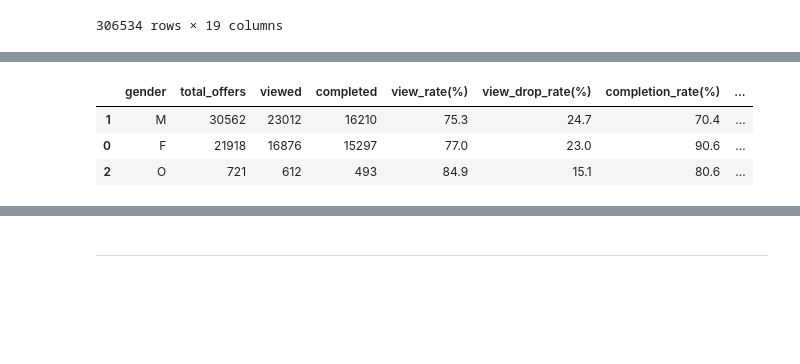
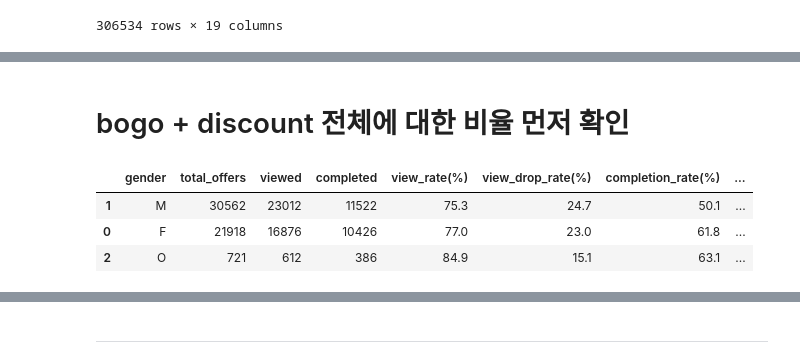
Before and after one commit to yoohengu/marketing_starbucks, a Jupyter notebook: khw/04_UK_bogo_dis_seg_cus.ipynb, the cells around one changed output, grey strips where cells are left out. Cells and saved outputs as stored; diff of their text form; code cells hidden in the pictures; blank space fills up the shorter version.

```diff
--- a/khw/04_UK_bogo_dis_seg_cus.ipynb
+++ b/khw/04_UK_bogo_dis_seg_cus.ipynb
@@ -726,18 +730,31 @@ display(offer_funnel_df.sort_values('total_cvr(%)', ascending=False))
 # 세그먼트 분석용 데이터 복사 (bogo랑 discount만!)
 seg_df = promotion[promotion['offer_type'].isin(['bogo', 'discount'])].copy()
 
-# 공통 플래그 만들기
+# # 공통 플래그 만들기
 seg_df['viewed_flag'] = seg_df['offer viewed'].notna().astype(int)
-seg_df['completed_flag'] = seg_df['offer completed'].notna().astype(int)
+# seg_df['completed_flag'] = seg_df['offer completed'].notna().astype(int)
+
+# seg_df['viewed_flag'] = (
+#     (seg_df['offer received'] <= seg_df['offer viewed'])
+# ).astype(int)
+
+# viewed이후 completed로 설정하는 이유
+# - 정상 퍼널 기준으로 봐야 하는 이유: 퍼널은 순서가 있는 행동 흐름이라서, 깨진 순서를 빼야 전환/이탈률이 의미 있음
+seg_df['valid_funnel_flag'] = (
+    (seg_df['offer viewed'] <= seg_df['offer completed'])
+).astype(int)
+
 
 # # 0/1 플래그를 숫자형으로 정리
 # seg_df['valid_attr_flag'] = seg_df['is_deduplicated'].astype(int)
+# %% [markdown]
+# bogo + discount 전체에 대한 비율 먼저 확인
 # %%
 gender_summary = seg_df.groupby('gender').agg(
     total_offers=('person', 'count'),
     viewed=('viewed_flag', 'sum'),
-    completed=('completed_flag', 'sum'),
-    valid_attr=('is_deduplicated', 'sum') # valid_attr_flag를 is_deduplicated로 바꾸기만 해도 ㄱㅊ을듯
+    completed=('valid_funnel_flag', 'sum'),
+    valid_attr=('is_deduplicated', 'sum')
 ).reset_index()
 
 gender_summary['view_rate(%)'] = (
@@ -746,36 +763,36 @@ gender_summary['view_rate(%)'] = (
 
 gender_summary['view_drop_rate(%)'] = (
     100 - gender_summary['view_rate(%)']
 ).round(1)
 
 gender_summary['completion_rate(%)'] = (
     gender_summary['completed'] / gender_summary['viewed'] * 100
 ).round(1)
 
 gender_summary['completion_drop_rate(%)'] = (
     100 - gender_summary['completion_rate(%)']
 ).round(1)
 
 display(
     gender_summary[
         [
             'gender',
             'total_offers',
             'viewed',
             'completed',
             'view_rate(%)',
             'view_drop_rate(%)',
             'completion_rate(%)',
             'completion_drop_rate(%)',
             'valid_attr'
         ]
     ].sort_values('total_offers', ascending=False)
 )
 # %% [output]
 |  | gender | total_offers | viewed | completed | view_rate(%) | view_drop_rate(%) | completion_rate(%) | ... |
-| 1 | M | 30562 | 23012 | 16210 | 75.3 | 24.7 | 70.4 | ... |
-| 0 | F | 21918 | 16876 | 15297 | 77.0 | 23.0 | 90.6 | ... |
-| 2 | O | 721 | 612 | 493 | 84.9 | 15.1 | 80.6 | ... |
+| 1 | M | 30562 | 23012 | 11522 | 75.3 | 24.7 | 50.1 | ... |
+| 0 | F | 21918 | 16876 | 10426 | 77.0 | 23.0 | 61.8 | ... |
+| 2 | O | 721 | 612 | 386 | 84.9 | 15.1 | 63.1 | ... |
 # %%
 seg_df['age_group'] = pd.cut(
     seg_df['age'],
```
Also changed, not shown: parts of 17 cells of this notebook.
